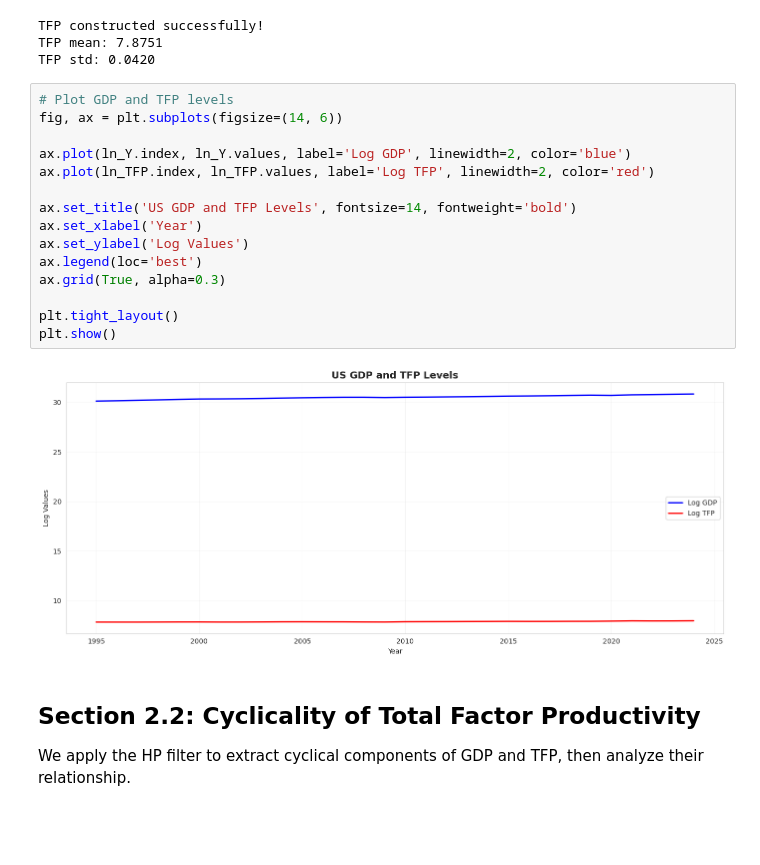
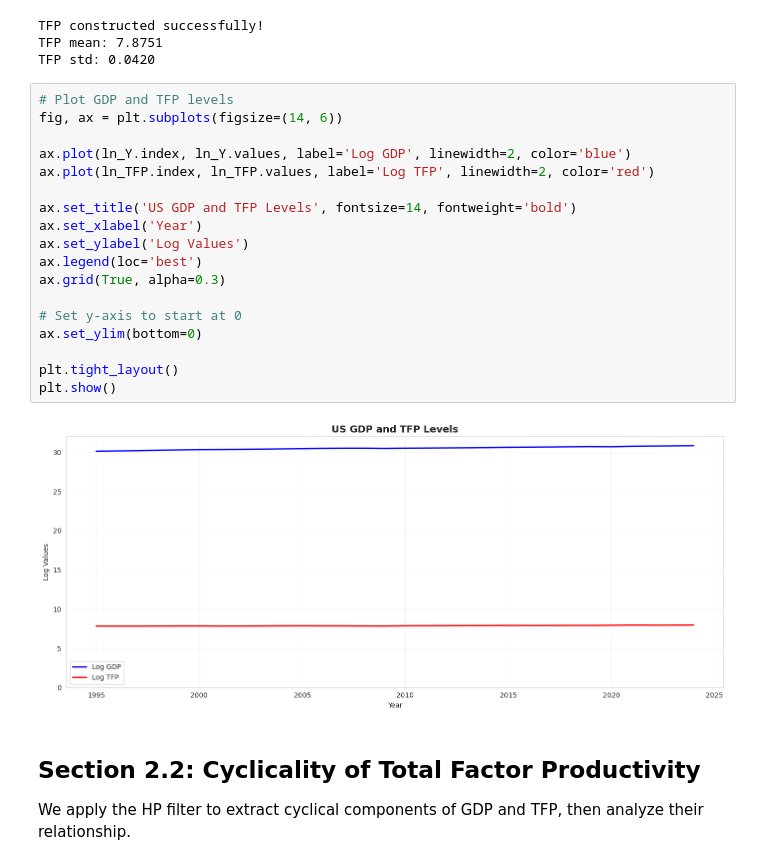
Before and after one commit to Aidas-dev/computer-data-analysis-course, a Jupyter notebook: tasks/Economics-RBC-Model-Task/RBC_Model_Analysis.ipynb, the cells around one changed output. Saved outputs shown, nothing was run; the diff lists cells and outputs as text; blank space fills up the shorter version.

```diff
--- a/tasks/Economics-RBC-Model-Task/RBC_Model_Analysis.ipynb
+++ b/tasks/Economics-RBC-Model-Task/RBC_Model_Analysis.ipynb
@@ -429,20 +442,23 @@ TFP std: 0.0420
 # %%
 # Plot GDP and TFP levels
 fig, ax = plt.subplots(figsize=(14, 6))
 
 ax.plot(ln_Y.index, ln_Y.values, label='Log GDP', linewidth=2, color='blue')
 ax.plot(ln_TFP.index, ln_TFP.values, label='Log TFP', linewidth=2, color='red')
 
 ax.set_title('US GDP and TFP Levels', fontsize=14, fontweight='bold')
 ax.set_xlabel('Year')
 ax.set_ylabel('Log Values')
 ax.legend(loc='best')
 ax.grid(True, alpha=0.3)
 
+# Set y-axis to start at 0
+ax.set_ylim(bottom=0)
+
 plt.tight_layout()
 plt.show()
 # %% [output]
-[figure, old version]
+[figure, new version]
 # %% [markdown]
 ## Section 2.2: Cyclicality of Total Factor Productivity
 
```
Also changed, not shown: parts of 3 cells of this notebook, 2 other files.
